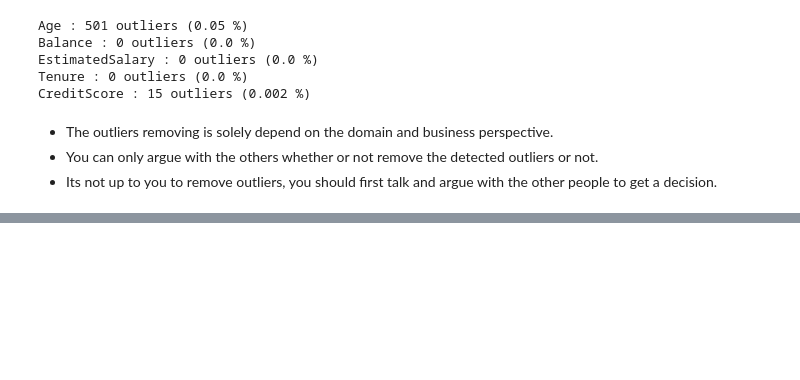
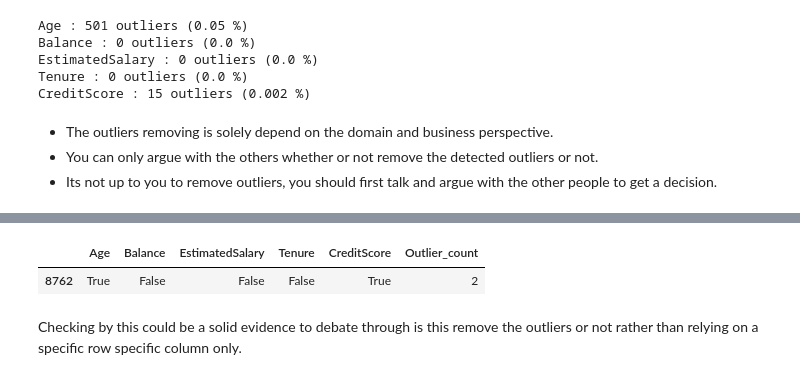
Before and after one commit to deaneeth/churn-prediction-data-pipeline, a Jupyter notebook: 1_handle_outliers.ipynb, the cells around one changed output, grey strips where cells are left out. Saved outputs shown, nothing was run; the diff lists cells and outputs as text; code cells hidden in the pictures; blank space fills up the shorter version.

```diff
--- a/1_handle_outliers.ipynb
+++ b/1_handle_outliers.ipynb
@@ -215,2 +276,16 @@ CreditScore : 15 outliers (0.002 %)
+# %%
+outlier_mask_log = pd.DataFrame()
+for col in numerical_columns:
+    outlier_mask_log[col] = find_anomaly(df[col])
+
+outlier_count = outlier_mask_log.sum(axis=1)
+outlier_mask_log['Outlier_count'] = outlier_count
+outlier_mask_log = outlier_mask_log[outlier_mask_log['Outlier_count'] == 2]
+outlier_mask_log
+# %% [output]
+|  | Age | Balance | EstimatedSalary | Tenure | CreditScore | Outlier_count |
+| 8762 | True | False | False | False | True | 2 |
+# %% [markdown]
+Checking by this could be a solid evidence to debate through is this remove the outliers or not rather than relying on a specific row specific column only.
 # %%
 df.to_csv('processed/ChurnModelling_Outliers_Handled.csv', index=False)
```
Also changed, not shown: parts of 7 cells of this notebook.
